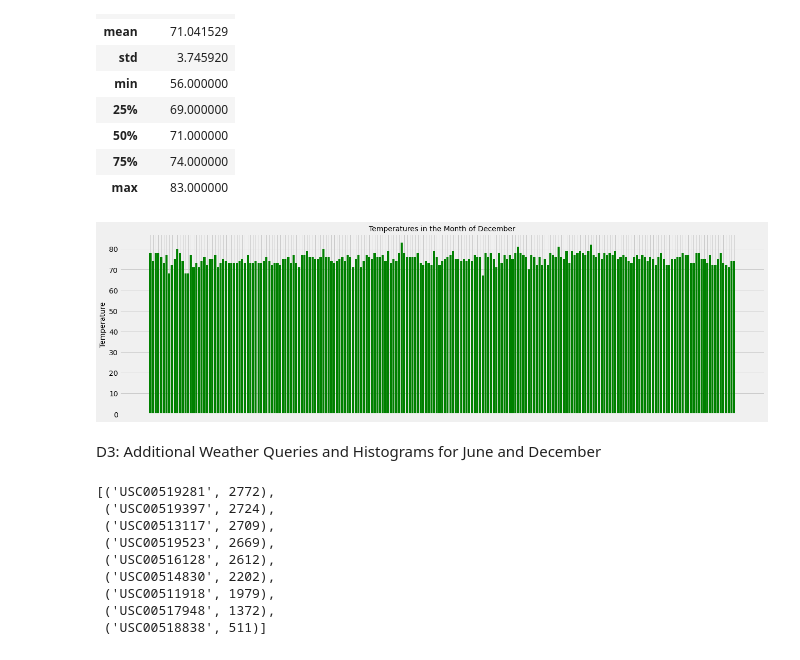
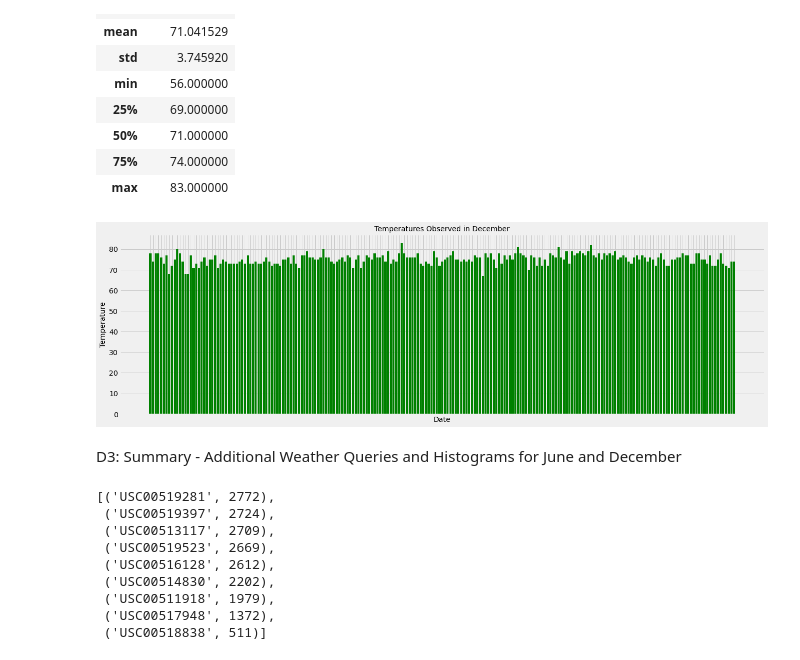
Before and after one commit to bnbullock/surfs_up, a Jupyter notebook: SurfsUp_Challenge.ipynb, the cells around one changed output. Drawn from its saved outputs; the diff is of its cells as text; code cells hidden in the pictures.

Commit message:
Update Summary analysis

```diff
--- a/SurfsUp_Challenge.ipynb
+++ b/SurfsUp_Challenge.ipynb
@@ -130,18 +100,18 @@ df2.describe()
 # %%
 plt.figure(figsize=(20,6))
 plt.bar(df2['date'], df2['temperature'], color='green')
-plt.title('Temperatures in the Month of December', fontsize=14)
-plt.xlabel('')
+plt.title('Temperatures Observed in December', fontsize=14)
+plt.xlabel('Date', fontsize=14)
 plt.ylabel('Temperature', fontsize=14)
 plt.grid(True)
 #plt.xticks(rotation=90)
 plt.xticks(visible = False)
 plt.show()
 # %% [output]
-[figure, old version]
+[figure, new version]
 # %% [markdown]
 
-D3: Additional Weather Queries and Histograms for June and December
+D3: Summary - Additional Weather Queries and Histograms for June and December
 # %%
 # What are the most active stations?
 # List the stations and the counts in descending order.
```
Also changed, not shown: parts of 5 cells of this notebook, 1 other file.
